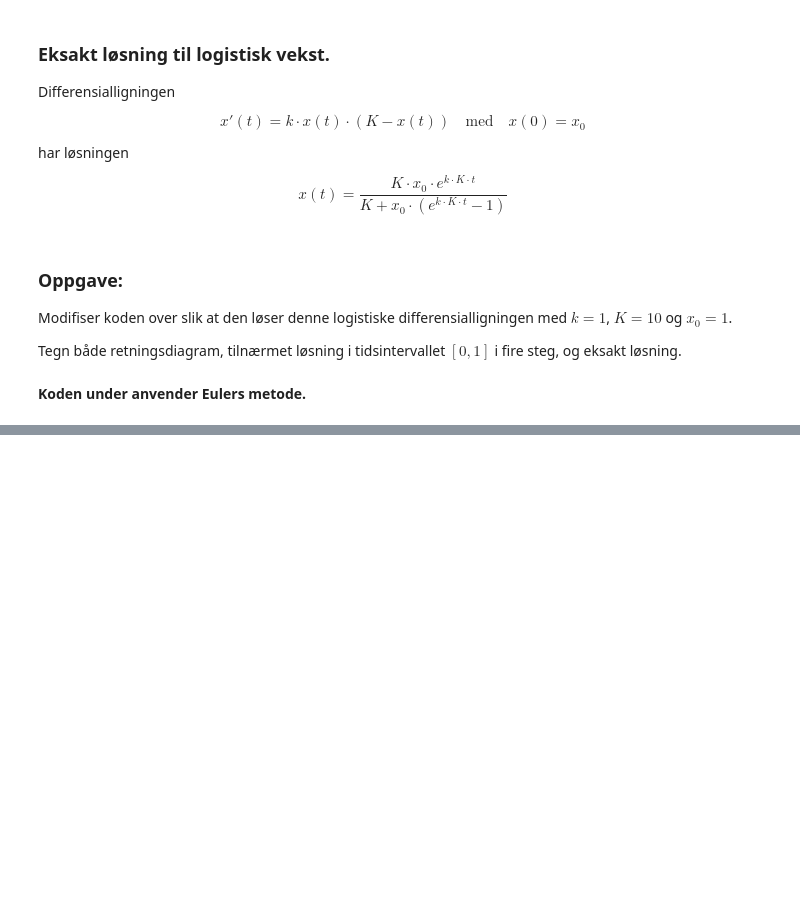
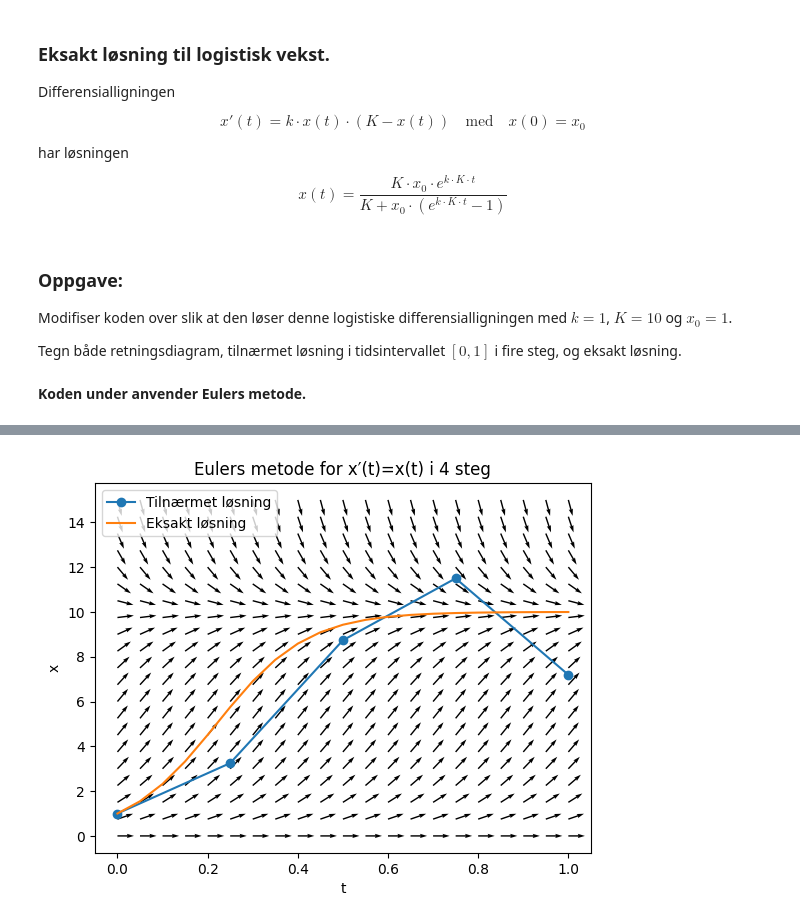
Before and after one commit to mbr085/V26MAT102, a Jupyter notebook: notebooks/uke6/Logistisk_Vekst.ipynb, the cells around one changed output, grey strips where cells are left out. Cells and saved outputs as stored; diff of their text form; code cells hidden in the pictures; blank space fills up the shorter version.

```diff
--- a/notebooks/uke6/Logistisk_Vekst.ipynb
+++ b/notebooks/uke6/Logistisk_Vekst.ipynb
@@ -109,45 +113,56 @@ plt.title(r"Eulers metode for x′(t)=kx(t)(K−x(t)) i fire steg");
 # %%
 # @title Plot med retningsdiagram og steg av metoden til Euler
 # Definer funksjonen y(x) = e^x
-def x_1(t):
-  return np.exp(t)
+# Sett startverdier og parametre
 
-N = 20
+k = 1
+K = 10
 
+t0 =0    # Første t-verdi
+x0 = 1   # Første x-verdi
+tn =1    # Siste t-verdi
+n = 4    # Antall steg
 
-# Definerer t- og x-verdiene
-t = np.linspace(0, 2, num=N+1)
-x = np.linspace(0, 15, num=N+1)
+N = 20 # Antall piler horisontalt
 
-# Set the initial conditions and parameters
-t0 = t[0]   # Første t-verdi
-x0 = 2  # Iinital x-verdi
-tn = t[-1]  # Siste t-verdi
-n = 3   # Antall steg for Eulers metode
+# Forteller python om funksjonen f(t, x) = k*x*(K-x)
+def f(t, x):
+  return k*x*(K-x)
 
 # Anvend Eulers metode
 t_values, x_values = eulers_metode(f, t0, x0, tn, n)
 
+# Fortell python om den eksakte løsningen
+# xx(t) = (K * x0 * np.exp(k * K *(t - t0))) / (K + x0 * (np.exp(k * K *(t - t0)) - 1))
+
+def xx(t):
+    return (K * x0 * np.exp(k * K *(t - t0))) / (K + x0 * (np.exp(k * K *(t - t0)) - 1))
+
+# # Definerer t-verdiene for pilene
+tt = np.linspace(0, tn, num=N+1)
+
 # Lager et firkantet gitter av de oppgitte x- og y-verdiene
-T, X = np.meshgrid(t, x)
+T, X = np.meshgrid(tt, x)
 
 # Definerer f med hensyn på T og X
 F = f(T, X)
 
 # Definerer "steget" i x- og y-retning
 dt = np.ones_like(T)
 dx = F
 r = (dt**2 + dx**2)**0.5
 
 # plt.quiver tar for seg å lage alle tangentpilene [dt, dx] i alle punktene som opptrer i gitteret vi lagde.
 plt.quiver(T, X, dt/r, dx/r, scale=30, scale_units='width', color='black', angles='xy')
 # plt.quiver(T, X, dt/r, dx/r, scale=3.5, scale_units='width', color='black', angles='xy')
 plt.plot(t_values, x_values, '-o', label=r'Tilnærmet løsning')
-tt = np.linspace(t0, tn, 100)
-plt.plot(tt, xx(tt), label=r'Eksakt løsning')
+
+plt.plot(tt, xx(t), label=r'Eksakt løsning')
 # plt.ylim((0, 50))
 # plt.grid()
 plt.xlabel('t')
 plt.ylabel('x')
 plt.legend(loc='upper left')
 plt.title(r"Eulers metode for x′(t)=x(t) i " + f"{n} steg");
+# %% [output]
+[figure, added]
```
Also changed, not shown: parts of 3 cells of this notebook.
